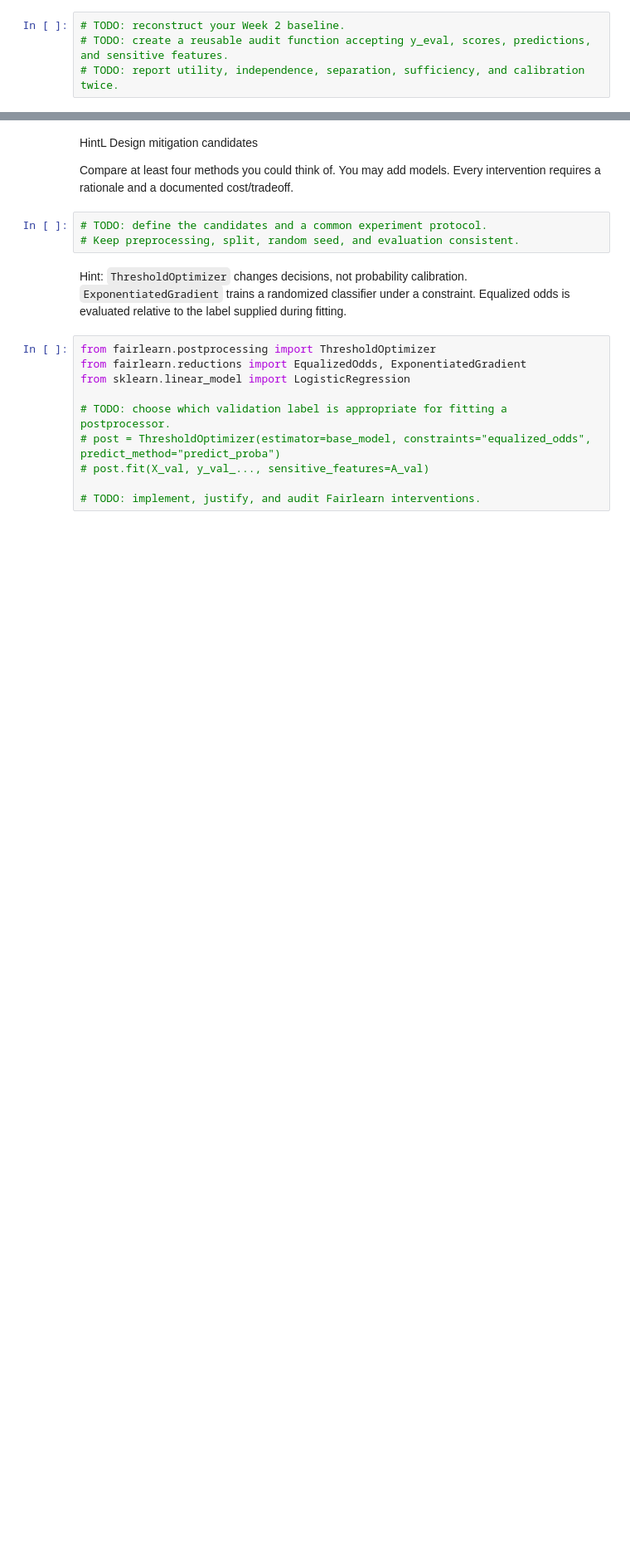
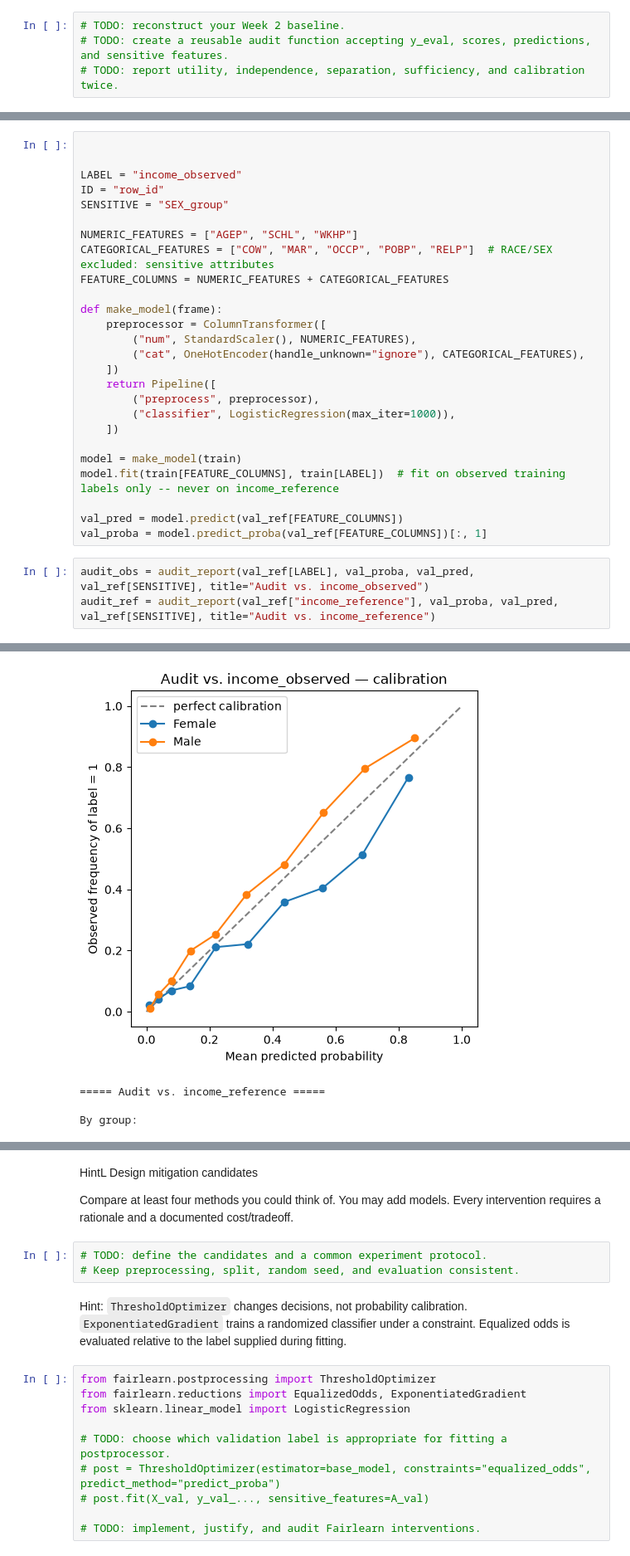
Before and after one commit to bellaVbsVbee/RAI, a Jupyter notebook: Project1/Karo_Week3_Mitigation_Reference_Evaluation.ipynb, the cells around one changed output, grey strips where cells are left out. Shown at 83% size. Saved outputs shown, nothing was run; the diff lists cells and outputs as text; blank space fills up the shorter version.

```diff
--- a/Project1/Karo_Week3_Mitigation_Reference_Evaluation.ipynb
+++ b/Project1/Karo_Week3_Mitigation_Reference_Evaluation.ipynb
@@ -60,0 +289,30 @@ Any difference is caused by the evaluation target, not by a changed model. Discu
+# %%
+
+
+LABEL = "income_observed"
+ID = "row_id"
+SENSITIVE = "SEX_group"
+
+NUMERIC_FEATURES = ["AGEP", "SCHL", "WKHP"]
+CATEGORICAL_FEATURES = ["COW", "MAR", "OCCP", "POBP", "RELP"]  # RACE/SEX excluded: sensitive attributes
+FEATURE_COLUMNS = NUMERIC_FEATURES + CATEGORICAL_FEATURES
+
+def make_model(frame):
+    preprocessor = ColumnTransformer([
+        ("num", StandardScaler(), NUMERIC_FEATURES),
+        ("cat", OneHotEncoder(handle_unknown="ignore"), CATEGORICAL_FEATURES),
+    ])
+    return Pipeline([
+        ("preprocess", preprocessor),
+        ("classifier", LogisticRegression(max_iter=1000)),
+    ])
+
+model = make_model(train)
+model.fit(train[FEATURE_COLUMNS], train[LABEL])  # fit on observed training labels only -- never on income_reference
+
+val_pred = model.predict(val_ref[FEATURE_COLUMNS])
+val_proba = model.predict_proba(val_ref[FEATURE_COLUMNS])[:, 1]
+# %%
+audit_obs = audit_report(val_ref[LABEL], val_proba, val_pred, val_ref[SENSITIVE], title="Audit vs. income_observed")
+audit_ref = audit_report(val_ref["income_reference"], val_proba, val_pred, val_ref[SENSITIVE], title="Audit vs. income_reference")
+# %% [output]
@@ -60,0 +346,4 @@ Any difference is caused by the evaluation target, not by a changed model. Discu
+[figure, added]
+===== Audit vs. income_reference =====
+
+By group:
```
Also changed, not shown: parts of 12 cells of this notebook, 4 other files.
